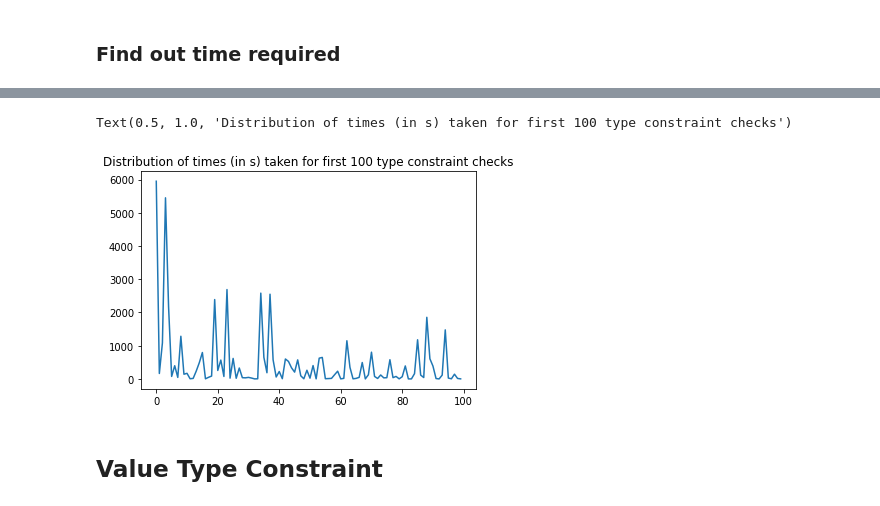
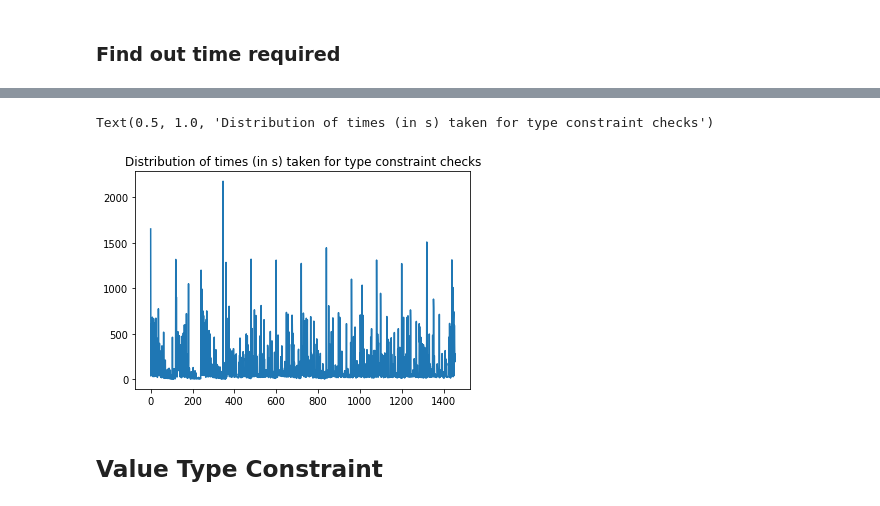
Before and after one commit to usc-isi-i2/wd-quality, a Jupyter notebook: Comprehensive Constraints Analysis.ipynb, the cells around one changed output, grey strips where cells are left out. Cells and saved outputs as stored; diff of their text form; code cells hidden in the pictures.

```diff
--- a/Comprehensive Constraints Analysis.ipynb
+++ b/Comprehensive Constraints Analysis.ipynb
@@ -234,8 +252,8 @@ propList = set()
 violations = {}
 
 for folder in tqdm(iter(['mandatory', 'suggestion', 'normal'])):
-    typeConstViolations[folder] = {'instanceOf': {'correct': 0, 'incorrect': 0}, 'subclass': {'correct': 0, 'incorrect': 0}, 'instanceOfOrSubclass': {'correct': 0, 'incorrect': 0}}
-    filePath = "../../allConstraintsAnalysis/typeConstraint/"+folder+"/"
+    typeConstViolations[folder] = {'instanceOf': {'correct': 0, 'incorrect': 0}, 'subclass': {'correct': 0, 'incorrect': 0}, 'instanceOfOrSubclass': {'correct': 0, 'incorrect': 0},'propCount': 0}
+    filePath = "../../allConstraintsAnalysis/typeConstraint_Final/"+folder+"/"
     for filename in tqdm(os.listdir(filePath)):
         type1 = filename.split(".")[2]
         prop = filename.split(".")[3]
@@ -247,6 +265,8 @@ for folder in tqdm(iter(['mandatory', 'suggestion', 'normal'])):
             violations[prop] = {'correct': 0, 'incorrect': 0, 'paths': []}
         violations[prop][correctness] = count1
         violations[prop]['paths'].append(filePath+filename)
+        if correctness == 'correct':
+            typeConstViolations[folder]['propCount'] += 1
 # %%
 # countLines("../../allConstraintsAnalysis/typeConstraint/mandatory/claims.type-constraints.subclass.P534.incorrect.tsv")
 # %%
@@ -464,7 +515,7 @@ def extractTimes(filename):
 times = []
 filePath = '/data/wd-correctness/propertiesSplit/checkViolations/exec_logs/'
 for filename in tqdm(os.listdir(filePath)):
-    if filename.startswith("TimedTypeConstraint_TimedTypeConstraintValidator"):
+    if filename.startswith("typeConstraintValidator"):
         tempTimes = extractTimes(filePath + filename)
         times += tempTimes
 # %%
@@ -481,10 +532,10 @@ max      5947.610000
 dtype: float64
 # %%
 import seaborn as sns
-sns.lineplot(data=pd.Series(times)).set_title("Distribution of times (in s) taken for first 100 type constraint checks")
+sns.lineplot(data=pd.Series(times)).set_title("Distribution of times (in s) taken for type constraint checks")
 # %% [output]
-Text(0.5, 1.0, 'Distribution of times (in s) taken for first 100 type constraint checks')
+Text(0.5, 1.0, 'Distribution of times (in s) taken for type constraint checks')
-[figure, old version]
+[figure, new version]
 # %% [markdown]
 ## Value Type Constraint
 # %% [markdown]
```
Also changed, not shown: parts of 168 cells of this notebook, 2 other files.
